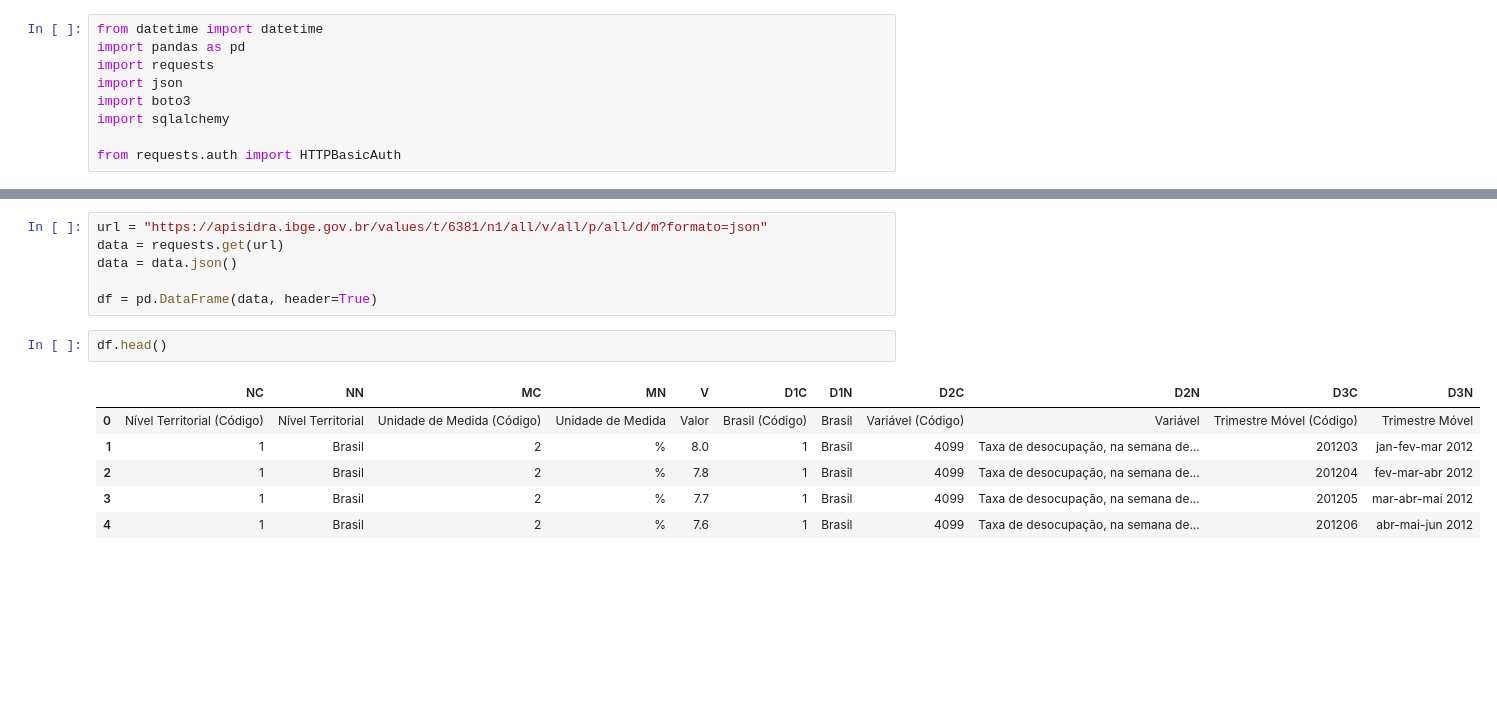
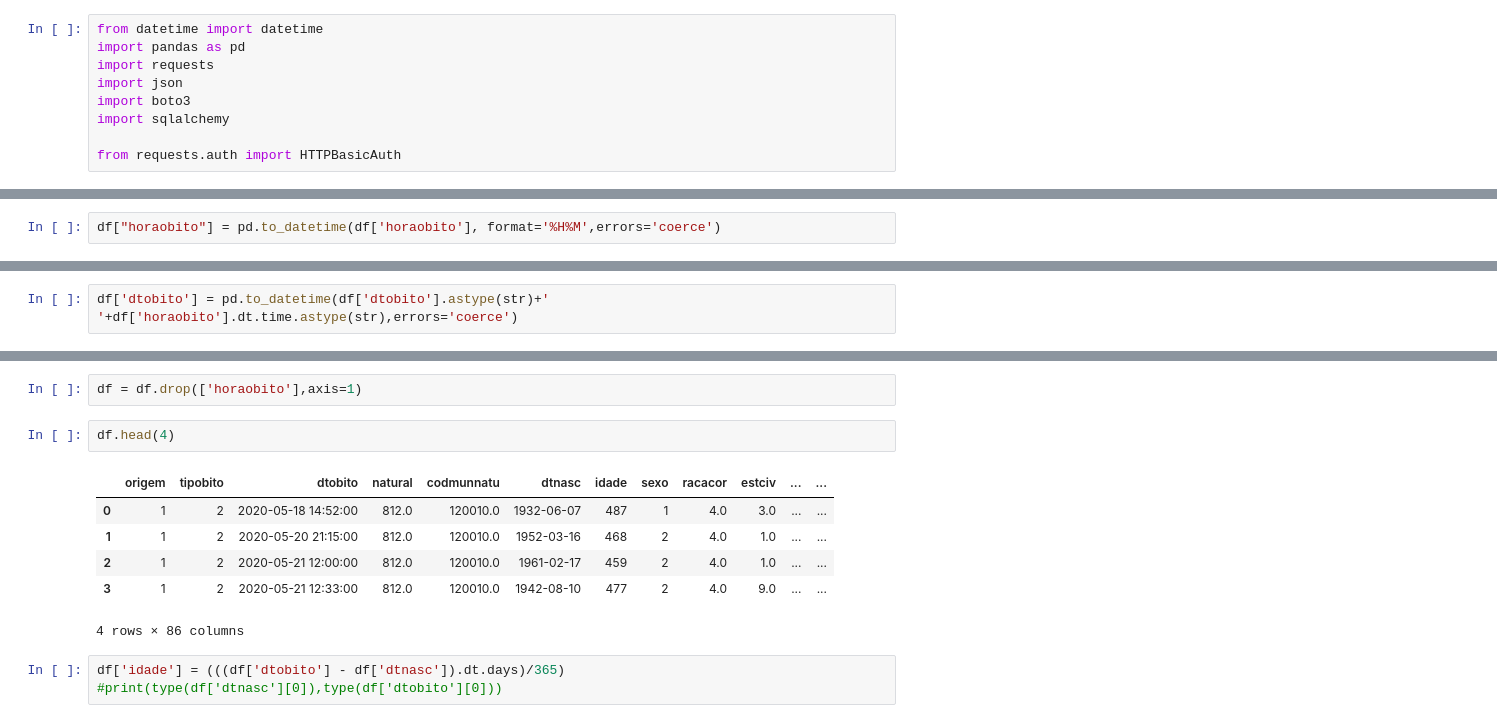
Before and after one commit to apfurlan/PPJ_k8s_AWS_TF_AF, a Jupyter notebook: testing_ppl.ipynb, the cells around one changed output, grey strips where cells are left out. Drawn from its saved outputs; the diff is of its cells as text; blank space fills up the shorter version.

```diff
--- a/testing_ppl.ipynb
+++ b/testing_ppl.ipynb
@@ -28,0 +88,2 @@ df = json_normalize(df['_source'])
+# %%
+df["horaobito"] = pd.to_datetime(df['horaobito'], format='%H%M',errors='coerce')
@@ -29,3 +99,5 @@ df = json_normalize(df['_source'])
+# %%
+df['dtobito'] = pd.to_datetime(df['dtobito'].astype(str)+' '+df['horaobito'].dt.time.astype(str),errors='coerce')
 # %%
 df.head()
 # %% [output]
@@ -39,15 +111,14 @@ df.head()
-# %%
-url = "https://apisidra.ibge.gov.br/values/t/6381/n1/all/v/all/p/all/d/m?formato=json"
-data = requests.get(url)
-data = data.json()
-
-df = pd.DataFrame(data, header=True)
+# %%
+df = df.drop(['horaobito'],axis=1)
 # %%
-df.head()
+df.head(4)
 # %% [output]
-|  | NC | NN | MC | MN | V | D1C | D1N | D2C | D2N | D3C | D3N |
-| 0 | Nível Territorial (Código) | Nível Territorial | Unidade de Medida (Código) | Unidade de Medida | Valor | Brasil (Código) | Brasil | Variável (Código) | Variável | Trimestre Móvel (Código) | Trimestre Móvel |
-| 1 | 1 | Brasil | 2 | % | 8.0 | 1 | Brasil | 4099 | Taxa de desocupação, na semana de... | 201203 | jan-fev-mar 2012 |
-| 2 | 1 | Brasil | 2 | % | 7.8 | 1 | Brasil | 4099 | Taxa de desocupação, na semana de... | 201204 | fev-mar-abr 2012 |
-| 3 | 1 | Brasil | 2 | % | 7.7 | 1 | Brasil | 4099 | Taxa de desocupação, na semana de... | 201205 | mar-abr-mai 2012 |
-| 4 | 1 | Brasil | 2 | % | 7.6 | 1 | Brasil | 4099 | Taxa de desocupação, na semana de... | 201206 | abr-mai-jun 2012 |
+|  | origem | tipobito | dtobito | natural | codmunnatu | dtnasc | idade | sexo | racacor | estciv | ... | ... |
+| 0 | 1 | 2 | 2020-05-18 14:52:00 | 812.0 | 120010.0 | 1932-06-07 | 487 | 1 | 4.0 | 3.0 | ... | ... |
+| 1 | 1 | 2 | 2020-05-20 21:15:00 | 812.0 | 120010.0 | 1952-03-16 | 468 | 2 | 4.0 | 1.0 | ... | ... |
+| 2 | 1 | 2 | 2020-05-21 12:00:00 | 812.0 | 120010.0 | 1961-02-17 | 459 | 2 | 4.0 | 1.0 | ... | ... |
+| 3 | 1 | 2 | 2020-05-21 12:33:00 | 812.0 | 120010.0 | 1942-08-10 | 477 | 2 | 4.0 | 9.0 | ... | ... |
+4 rows × 86 columns
+# %%
+df['idade'] = (((df['dtobito'] - df['dtnasc']).dt.days)/365)
+#print(type(df['dtnasc'][0]),type(df['dtobito'][0]))
```
Also changed, not shown: parts of 26 cells of this notebook, 1 other file.
